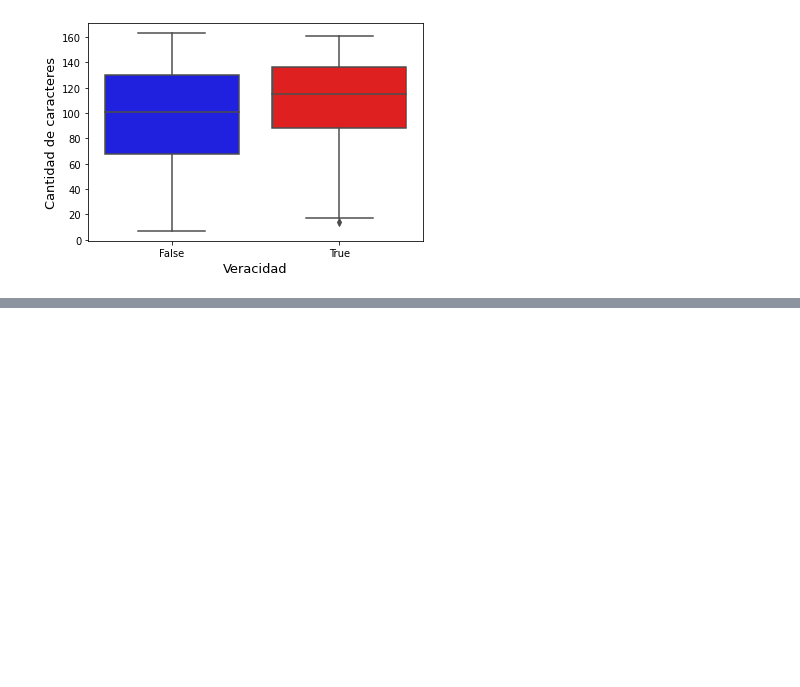
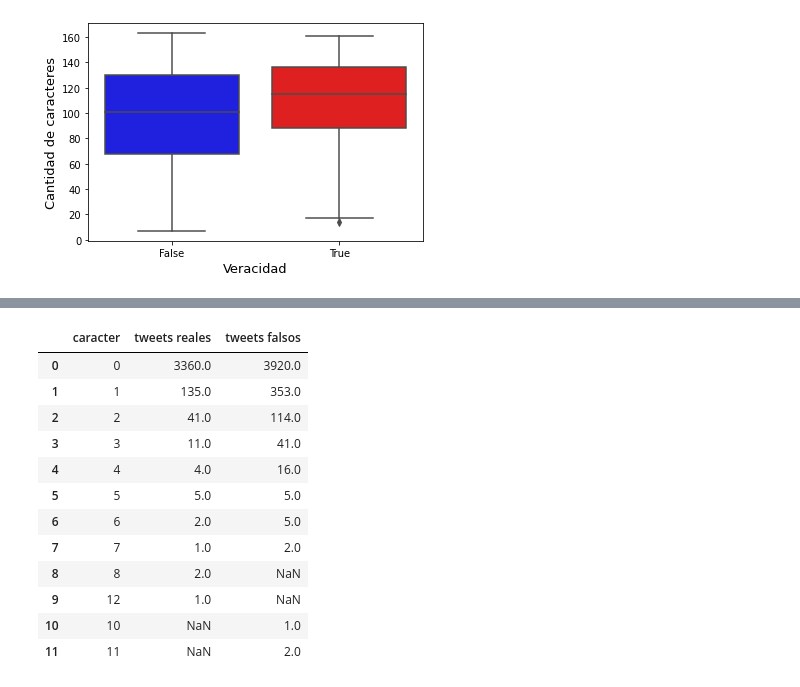
Before and after one commit to grettynazario/TP1-orgaDatos, a Jupyter notebook: TP1.ipynb, the cells around one changed output, grey strips where cells are left out. Cells and saved outputs as stored; diff of their text form; code cells hidden in the pictures; blank space fills up the shorter version.

```diff
--- a/TP1.ipynb
+++ b/TP1.ipynb
@@ -173,0 +235,9 @@ bplot.tick_params(labelsize=10)
+# %%
+#Se crea un df con las cantidades de caracteres por cada texto
+textos = tweets.text
+caracteres = textos.apply(lambda x: contador_de_caracter('!',x))
+caracteres = caracteres.to_frame()
+caracteres.rename(columns = {'text':'caracter'}, inplace = True)
+cantidad_caracter = caracteres.caracter
+df_caracteres_texts = pd.concat([textos, cantidad_caracter], axis = 1)
+df_caracteres_texts.tail(5)
@@ -173,0 +251,28 @@ bplot.tick_params(labelsize=10)
+# %%
+#df con los tweets reales
+df_caracteres_texts = pd.merge(df_caracteres_texts, tweets, how='inner')
+df_caracteres_real = df_caracteres_texts[df_caracteres_texts.target == 1]
+df_caracteres_real = df_caracteres_real.groupby('caracter').agg({'target':'count'}).reset_index()
+df_caracteres_real.rename(columns={'target':'tweets reales'}, inplace=True)
+# %%
+#df con los tweets falsos
+df_caracteres_texts = pd.merge(df_caracteres_texts, tweets, how='inner')
+df_caracteres_falso = df_caracteres_texts[df_caracteres_texts.target == 0]
+df_caracteres_falso = df_caracteres_falso.groupby('caracter').agg({'target':'count'}).reset_index()
+df_caracteres_falso.rename(columns={'target':'tweets falsos'}, inplace=True)
+# %%
+pd.merge(df_caracteres_real, df_caracteres_falso, how='outer', on = 'caracter')
+# %% [output]
+|  | caracter | tweets reales | tweets falsos |
+| 0 | 0 | 3360.0 | 3920.0 |
+| 1 | 1 | 135.0 | 353.0 |
+| 2 | 2 | 41.0 | 114.0 |
+| 3 | 3 | 11.0 | 41.0 |
+| 4 | 4 | 4.0 | 16.0 |
+| 5 | 5 | 5.0 | 5.0 |
+| 6 | 6 | 2.0 | 5.0 |
+| 7 | 7 | 1.0 | 2.0 |
+| 8 | 8 | 2.0 | NaN |
+| 9 | 12 | 1.0 | NaN |
+| 10 | 10 | NaN | 1.0 |
+| 11 | 11 | NaN | 2.0 |
```
Also changed, not shown: parts of 16 cells of this notebook.
